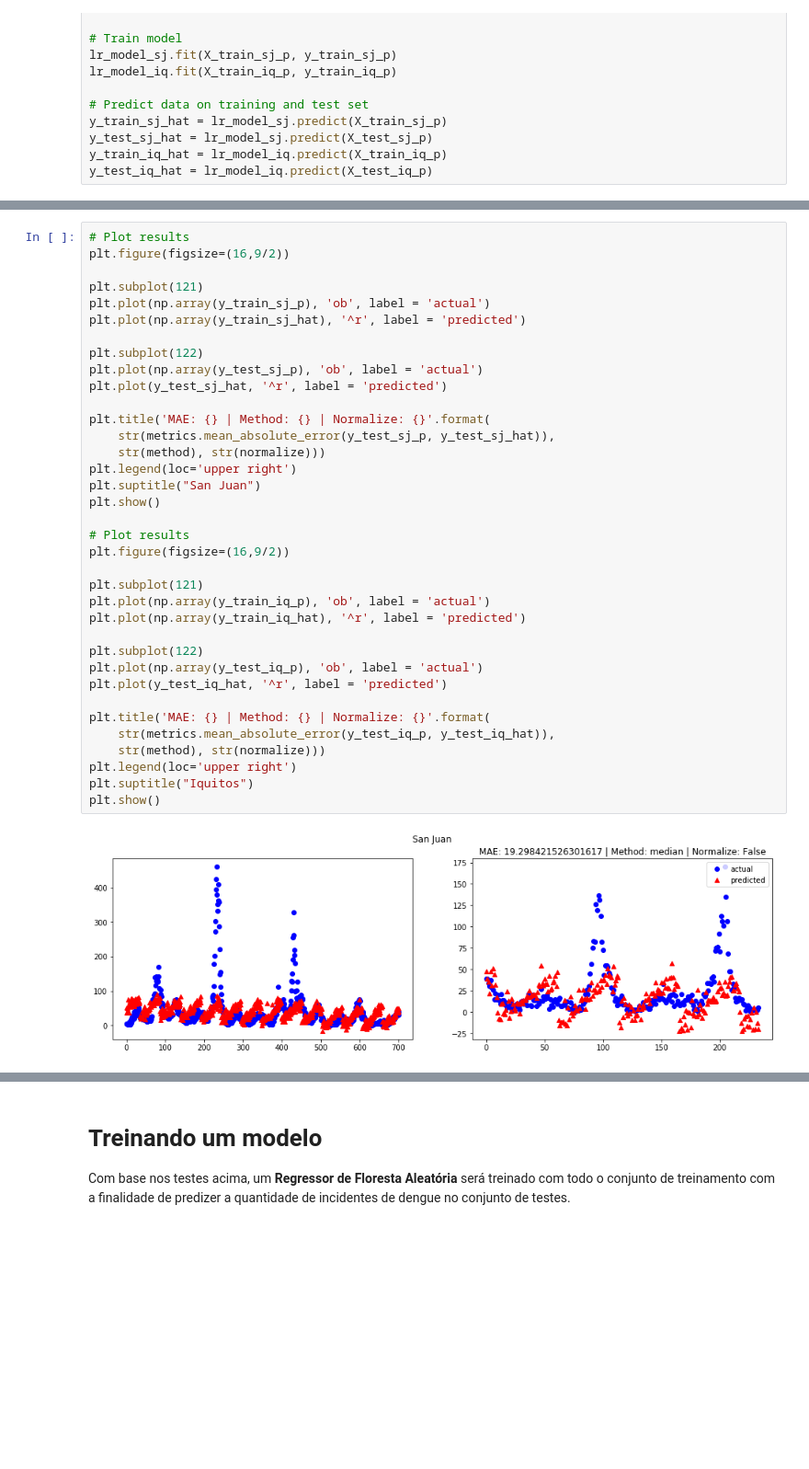
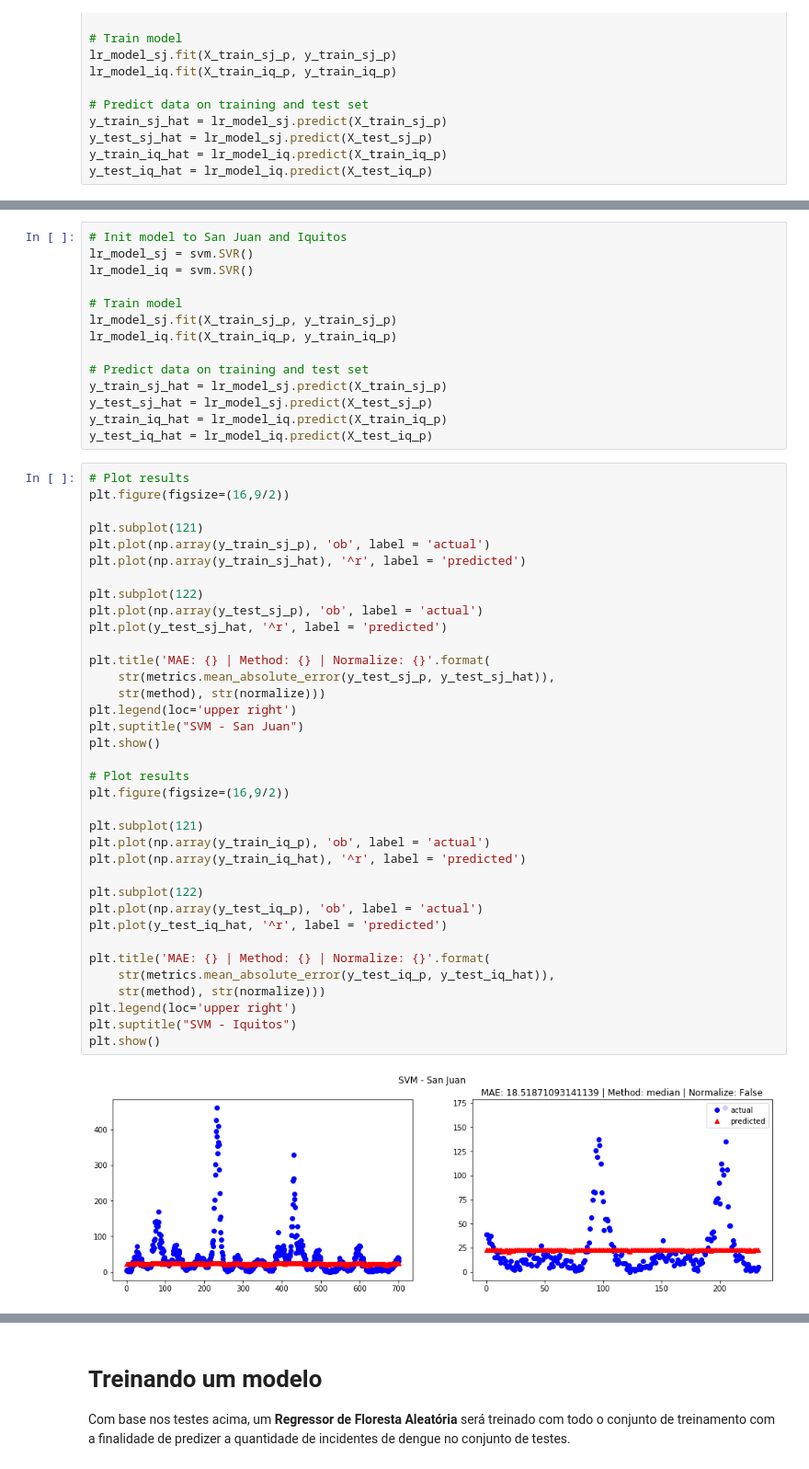
Before and after one commit to Jose-Paulo-FaD/DengAI, a Jupyter notebook: DengAi.ipynb, the cells around one changed output, grey strips where cells are left out. Shown at 92% size. Saved outputs shown, nothing was run; the diff lists cells and outputs as text; blank space fills up the shorter version.

```diff
--- a/DengAi.ipynb
+++ b/DengAi.ipynb
@@ -246,3 +287,17 @@ y_test_iq_hat = lr_model_iq.predict(X_test_iq_p)
+# %%
+# Init model to San Juan and Iquitos
+lr_model_sj = svm.SVR()
+lr_model_iq = svm.SVR()
+
+# Train model
+lr_model_sj.fit(X_train_sj_p, y_train_sj_p)
+lr_model_iq.fit(X_train_iq_p, y_train_iq_p)
+
+# Predict data on training and test set
+y_train_sj_hat = lr_model_sj.predict(X_train_sj_p)
+y_test_sj_hat = lr_model_sj.predict(X_test_sj_p)
+y_train_iq_hat = lr_model_iq.predict(X_train_iq_p)
+y_test_iq_hat = lr_model_iq.predict(X_test_iq_p)
 # %%
 # Plot results
 plt.figure(figsize=(16,9/2))
@@ -251,33 +306,33 @@ plt.subplot(121)
 plt.plot(np.array(y_train_sj_p), 'ob', label = 'actual')
 plt.plot(np.array(y_train_sj_hat), '^r', label = 'predicted')
 
 plt.subplot(122)
 plt.plot(np.array(y_test_sj_p), 'ob', label = 'actual')
 plt.plot(y_test_sj_hat, '^r', label = 'predicted')
 
 plt.title('MAE: {} | Method: {} | Normalize: {}'.format(
     str(metrics.mean_absolute_error(y_test_sj_p, y_test_sj_hat)),
     str(method), str(normalize)))
 plt.legend(loc='upper right')
-plt.suptitle("San Juan")
+plt.suptitle("SVM - San Juan")
 plt.show()
 
 # Plot results
 plt.figure(figsize=(16,9/2))
 
 plt.subplot(121)
 plt.plot(np.array(y_train_iq_p), 'ob', label = 'actual')
 plt.plot(np.array(y_train_iq_hat), '^r', label = 'predicted')
 
 plt.subplot(122)
 plt.plot(np.array(y_test_iq_p), 'ob', label = 'actual')
 plt.plot(y_test_iq_hat, '^r', label = 'predicted')
 
 plt.title('MAE: {} | Method: {} | Normalize: {}'.format(
     str(metrics.mean_absolute_error(y_test_iq_p, y_test_iq_hat)),
     str(method), str(normalize)))
 plt.legend(loc='upper right')
-plt.suptitle("Iquitos")
+plt.suptitle("SVM - Iquitos")
 plt.show()
 # %% [output]
-[figure, old version]
+[figure, new version]
```
Also changed, not shown: parts of 8 cells of this notebook.
